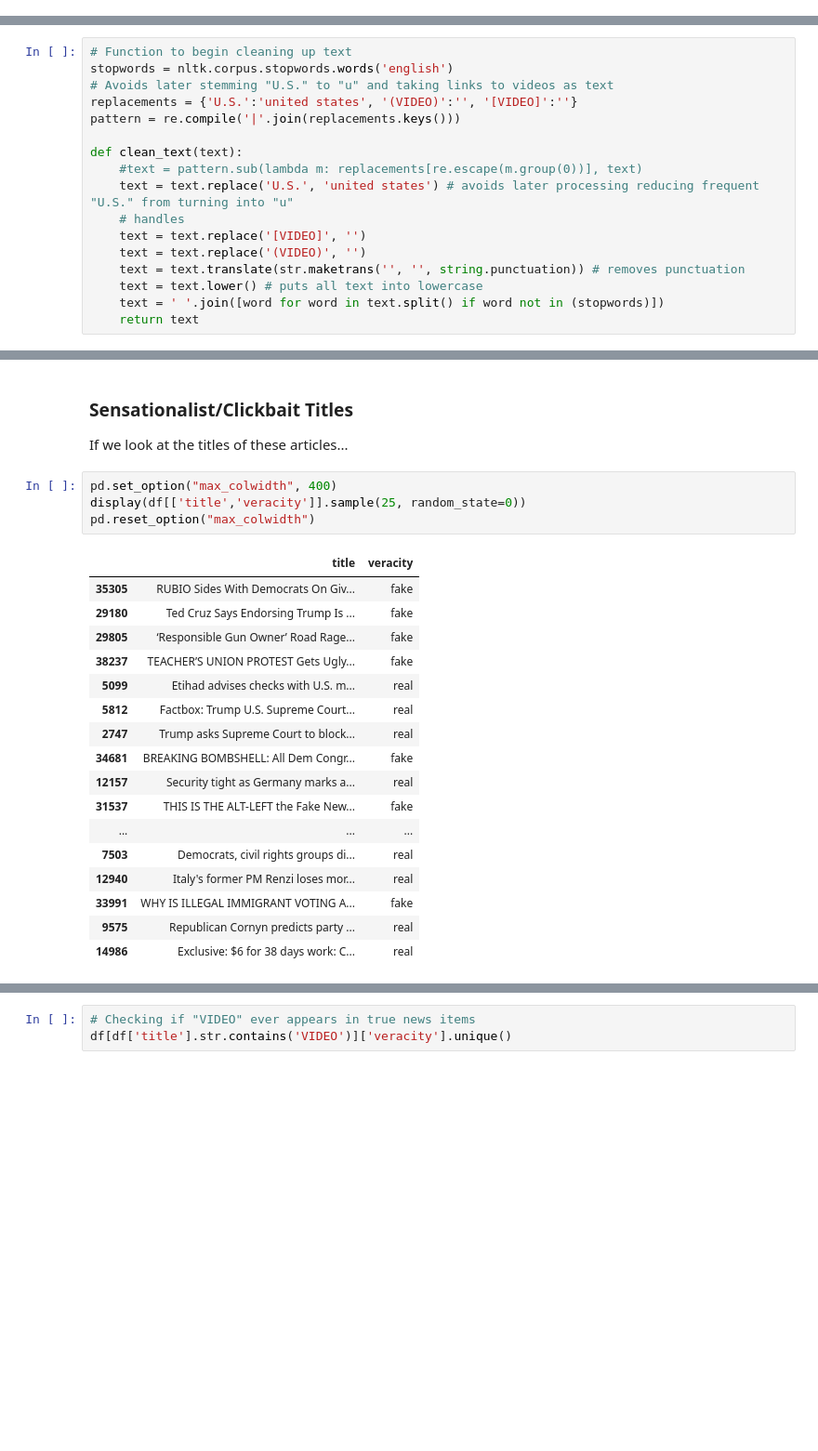
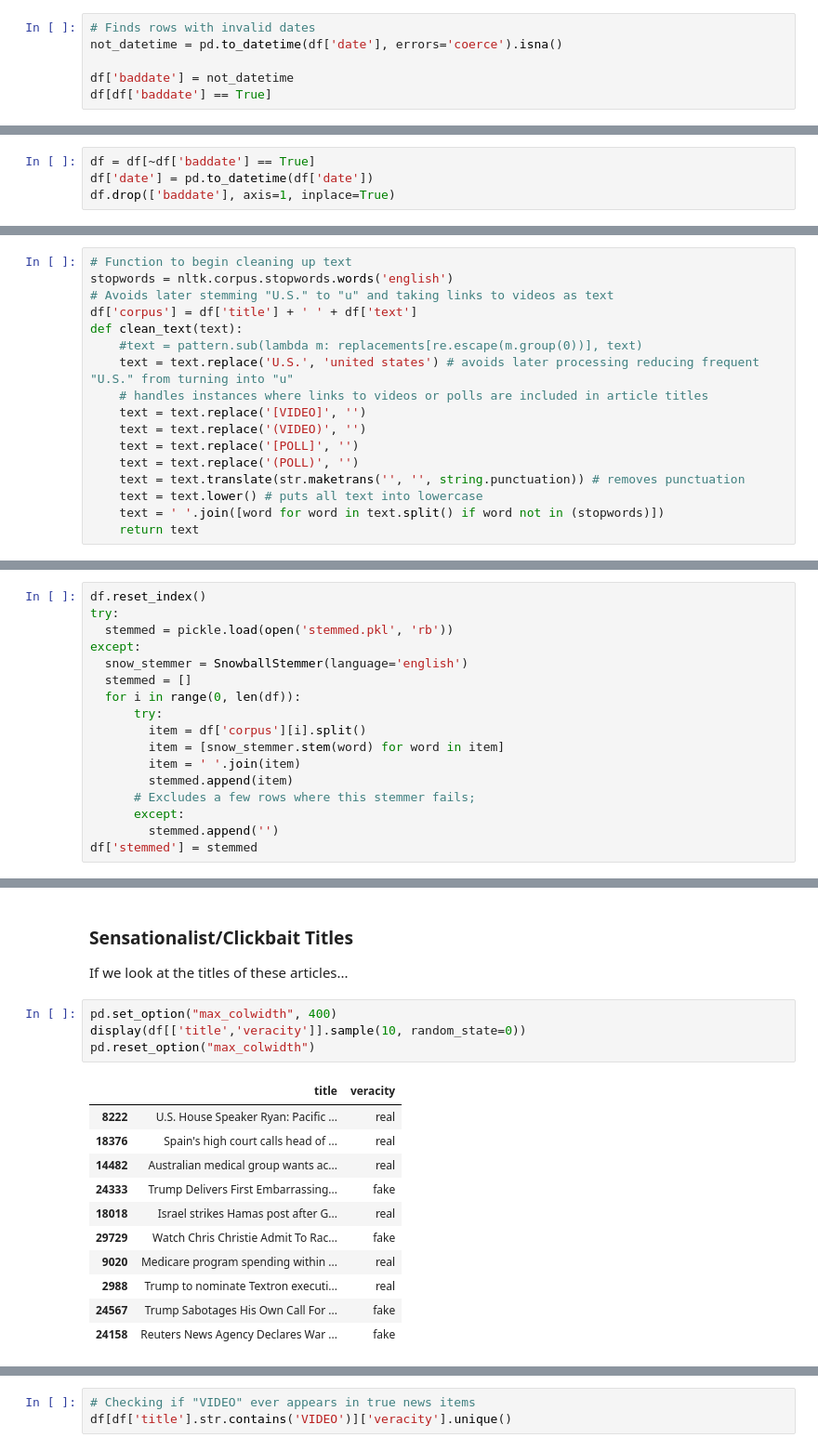
Before and after one commit to ljsonnanburg/Classifying-Fake-News, a Jupyter notebook: Classifying_Fake_News.ipynb, the cells around one changed output, grey strips where cells are left out. Shown at 93% size. Saved outputs shown, nothing was run; the diff lists cells and outputs as text; blank space fills up the shorter version.

```diff
--- a/Classifying_Fake_News.ipynb
+++ b/Classifying_Fake_News.ipynb
@@ -109,0 +155,6 @@ df.shape
+# %%
+# Finds rows with invalid dates
+not_datetime = pd.to_datetime(df['date'], errors='coerce').isna()
+
+df['baddate'] = not_datetime
+df[df['baddate'] == True]
@@ -109,0 +166,4 @@ df.shape
+# %%
+df = df[~df['baddate'] == True]
+df['date'] = pd.to_datetime(df['date'])
+df.drop(['baddate'], axis=1, inplace=True)
@@ -111,15 +173,15 @@ df.shape
 # Function to begin cleaning up text
 stopwords = nltk.corpus.stopwords.words('english')
 # Avoids later stemming "U.S." to "u" and taking links to videos as text
-replacements = {'U.S.':'united states', '(VIDEO)':'', '[VIDEO]':''}
-pattern = re.compile('|'.join(replacements.keys()))
-
+df['corpus'] = df['title'] + ' ' + df['text']
 def clean_text(text):
     #text = pattern.sub(lambda m: replacements[re.escape(m.group(0))], text)
     text = text.replace('U.S.', 'united states') # avoids later processing reducing frequent "U.S." from turning into "u"
-    # handles
+    # handles instances where links to videos or polls are included in article titles
     text = text.replace('[VIDEO]', '')
     text = text.replace('(VIDEO)', '')
+    text = text.replace('[POLL]', '')
+    text = text.replace('(POLL)', '')
     text = text.translate(str.maketrans('', '', string.punctuation)) # removes punctuation
     text = text.lower() # puts all text into lowercase
     text = ' '.join([word for word in text.split() if word not in (stopwords)])
@@ -127,3 +193,20 @@ def clean_text(text):
+# %%
+df.reset_index()
+try:
+  stemmed = pickle.load(open('stemmed.pkl', 'rb'))
+except:
+  snow_stemmer = SnowballStemmer(language='english')
+  stemmed = []
+  for i in range(0, len(df)):
+      try:
+        item = df['corpus'][i].split()
+        item = [snow_stemmer.stem(word) for word in item]
+        item = ' '.join(item)
+        stemmed.append(item)
+      # Excludes a few rows where this stemmer fails;
+      except:
+        stemmed.append('')
+df['stemmed'] = stemmed
 # %%
 clean_df = df.copy()
 df['corpus'] = df['corpus'].apply(lambda x:clean_text(x))
@@ -209,24 +343,18 @@ plt.show()
 If we look at the titles of these articles...
 # %%
 pd.set_option("max_colwidth", 400)
-display(df[['title','veracity']].sample(25, random_state=0))
+display(df[['title','veracity']].sample(10, random_state=0))
 pd.reset_option("max_colwidth")
 # %% [output]
 |  | title | veracity |
-| 35305 | RUBIO Sides With Democrats On Giv... | fake |
-| 29180 | Ted Cruz Says Endorsing Trump Is ... | fake |
-| 29805 | ‘Responsible Gun Owner’ Road Rage... | fake |
-| 38237 | TEACHER’S UNION PROTEST Gets Ugly... | fake |
-| 5099 | Etihad advises checks with U.S. m... | real |
-| 5812 | Factbox: Trump U.S. Supreme Court... | real |
-| 2747 | Trump asks Supreme Court to block... | real |
-| 34681 | BREAKING BOMBSHELL: All Dem Congr... | fake |
-| 12157 | Security tight as Germany marks a... | real |
-| 31537 | THIS IS THE ALT-LEFT the Fake New... | fake |
-| ... | ... | ... |
-| 7503 | Democrats, civil rights groups di... | real |
-| 12940 | Italy's former PM Renzi loses mor... | real |
-| 33991 | WHY IS ILLEGAL IMMIGRANT VOTING A... | fake |
-| 9575 | Republican Cornyn predicts party ... | real |
-| 14986 | Exclusive: $6 for 38 days work: C... | real |
+| 8222 | U.S. House Speaker Ryan: Pacific ... | real |
+| 18376 | Spain's high court calls head of ... | real |
+| 14482 | Australian medical group wants ac... | real |
+| 24333 | Trump Delivers First Embarrassing... | fake |
+| 18018 | Israel strikes Hamas post after G... | real |
+| 29729 | Watch Chris Christie Admit To Rac... | fake |
+| 9020 | Medicare program spending within ... | real |
+| 2988 | Trump to nominate Textron executi... | real |
+| 24567 | Trump Sabotages His Own Call For ... | fake |
+| 24158 | Reuters News Agency Declares War ... | fake |
 # %% [markdown]
```
Also changed, not shown: parts of 51 cells of this notebook.
